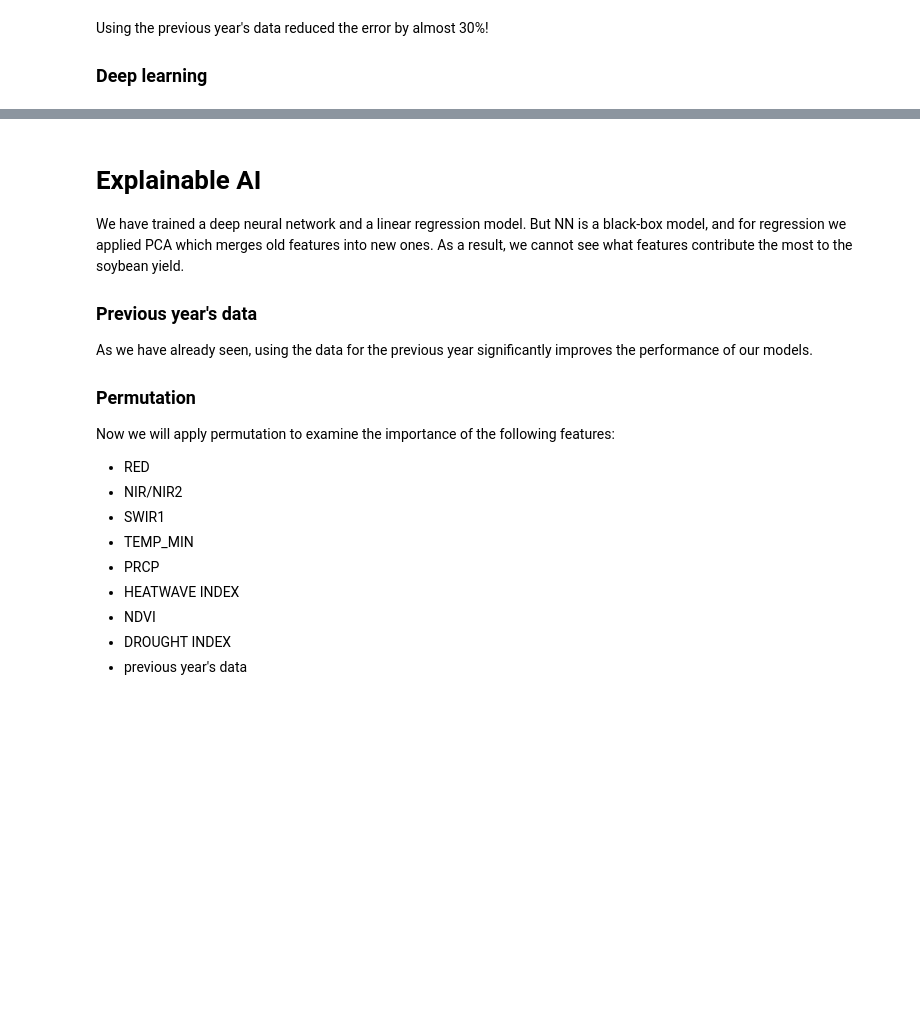
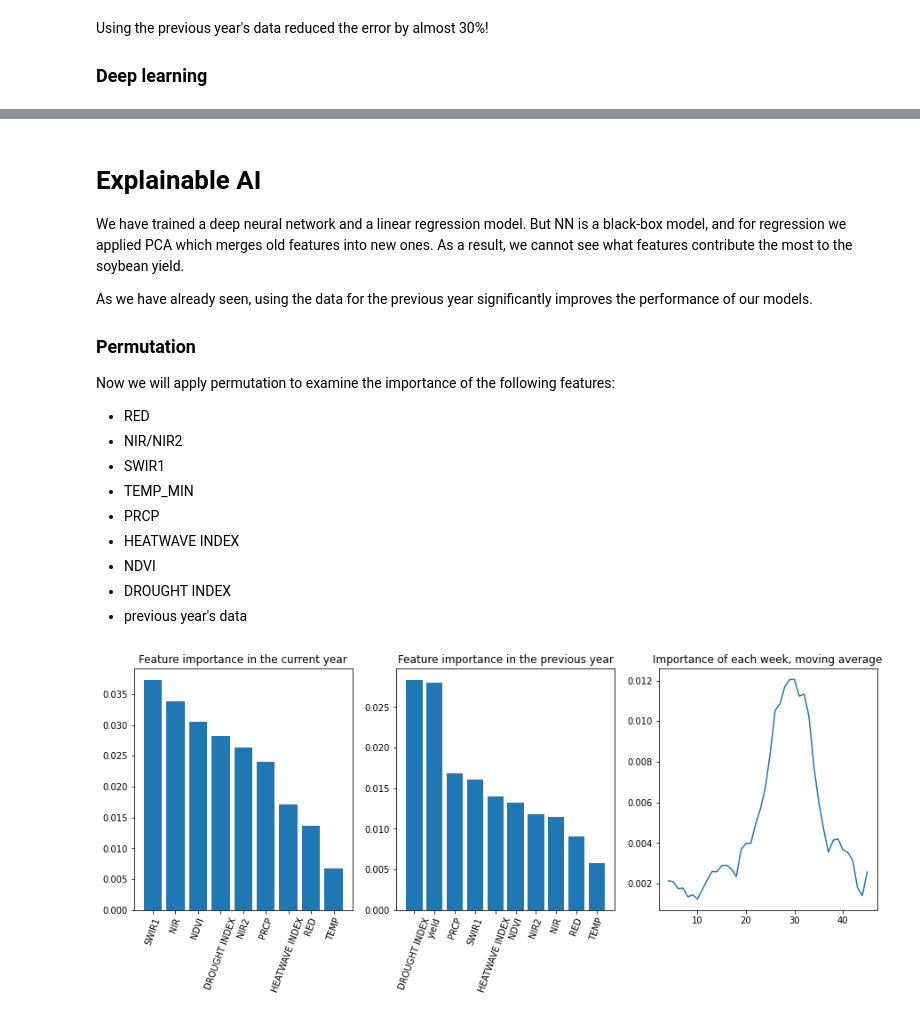
Before and after one commit to AgentSamBond/ML4Earth-Hackathon-2022, a Jupyter notebook: ML4Earth_crop_yield_prediction (4).ipynb, the cells around one changed output, grey strips where cells are left out. Cells and saved outputs as stored; diff of their text form; code cells hidden in the pictures; blank space fills up the shorter version.

```diff
--- a/ML4Earth_crop_yield_prediction (4).ipynb
+++ b/ML4Earth_crop_yield_prediction (4).ipynb
@@ -697,8 +715,6 @@ KeyboardInterrupt: ignored
 # Explainable AI
 
 We have trained a deep neural network and a linear regression model. But NN is a black-box model, and for regression we applied PCA which merges old features into new ones. As a result, we cannot see what features contribute the most to the soybean yield.
-
-### Previous year's data
 
 As we have already seen, using the data for the previous year significantly improves the performance of our models.
 
@@ -714,3 +730,22 @@ Now we will apply permutation to examine the importance of the following feature
 * NDVI
 * DROUGHT INDEX
 * previous year's data
+# %%
+from sklearn.inspection import permutation_importance
+
+# we will use a linear regression model
+# because it is faster to train
+pipe = make_pipeline(
+  StandardScaler(),
+        PCA(n_components=0.95),
+       LinearRegression()
+       )
+pipe.fit(X_train, y_train)
+
+result = permutation_importance(pipe, X_train, y_train, n_repeats=1,
+                                 random_state=0)
+
+# match feature importances with column names
+feature_names = df_master_new.columns[3:]
+feature_importances = list(zip(feature_names, result['importances_mean'], result['importances_std']))
+feature_importances = sorted(feature_importances, key=lambda x: x[1], reverse=True)
@@ -716,0 +806,21 @@ Now we will apply permutation to examine the importance of the following feature
+# %%
+fig, axs = plt.subplots(1,3, figsize=(15,5))
+
+x, y = get_feature_importance_curr_year(feature_importances)
+axs[0].bar(x, y)
+axs[0].set_title("Feature importance in the current year")
+axs[0].set_xticklabels(x, rotation=70)
+
+x, y = get_feature_importance_prev_year(feature_importances)
+axs[1].bar(x, y)
+axs[1].set_title("Feature importance in the previous year")
+axs[1].set_xticklabels(x, rotation=70)
+
+x, y = get_feature_importance_day_curr(feature_importances)
+data = pd.Series(y, index=x)
+mov_avg = data.rolling(window=5).mean()
+axs[2].plot(x, mov_avg)
+axs[2].set_title("Importance of each week, moving average")
+plt.show()
+# %% [output]
+[figure, added]
```
Also changed, not shown: parts of 12 cells of this notebook.
